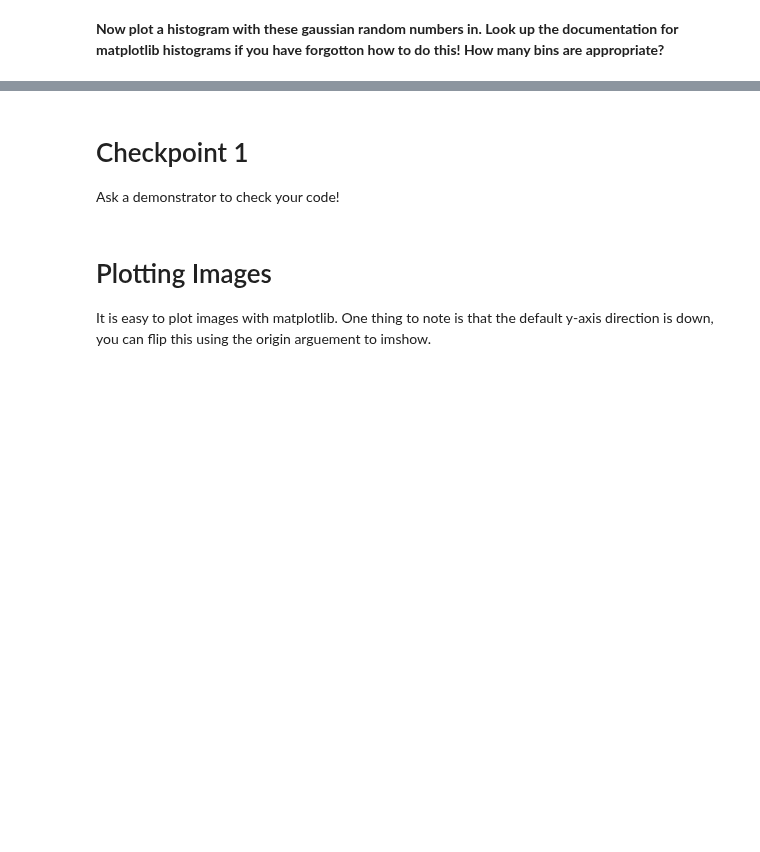
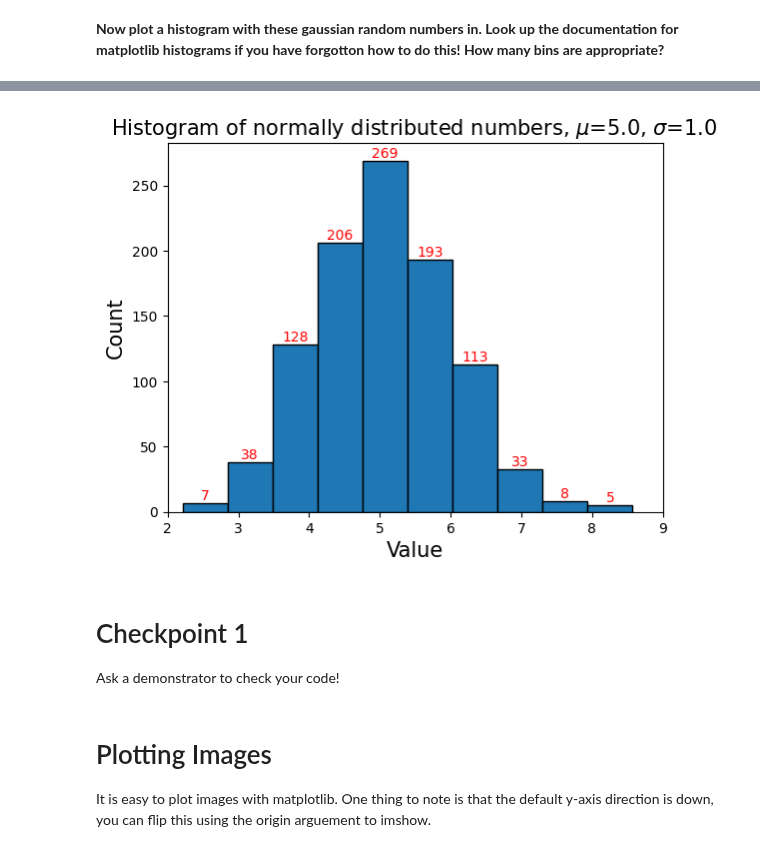
Before and after one commit to MrD0balina/Fourth-Year-Project---Neutrino-Oscillations, a Jupyter notebook: python_2.ipynb, the cells around one changed output, grey strips where cells are left out. Drawn from its saved outputs; the diff is of its cells as text; code cells hidden in the pictures; blank space fills up the shorter version.

```diff
--- a/python_2.ipynb
+++ b/python_2.ipynb
@@ -109,3 +151,14 @@ display(gaussian_random_normal_list)
+# %%
+counts , bin_edges , bars = plt.hist(gaussian_random_normal_list , 10 , edgecolor = "black" )
+plt.xticks([0, 1, 2, 3, 4, 5, 6, 7, 8, 9, 10])
+plt.xlim( 2 , 9 )
+plt.title(r"Histogram of normally distributed numbers, $\mu$=5.0, $\sigma$=1.0 "  , fontsize = 15 )
+plt.xlabel("Value" , fontsize = 15 )
+plt.ylabel("Count" , fontsize = 15 )
+plt.bar_label( bars , fontsize = 10 , c = "red")
+plt.show()
+# %% [output]
+[figure, added]
 # %% [markdown]
 # Checkpoint 1 #
 
```
Also changed, not shown: parts of 31 cells of this notebook.
